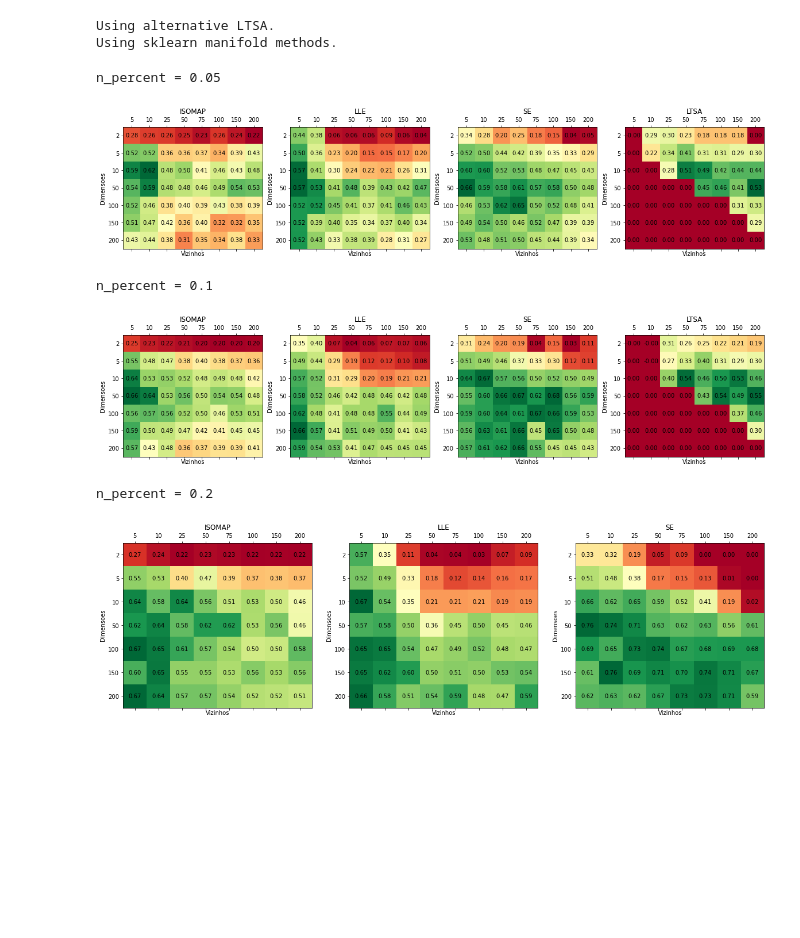
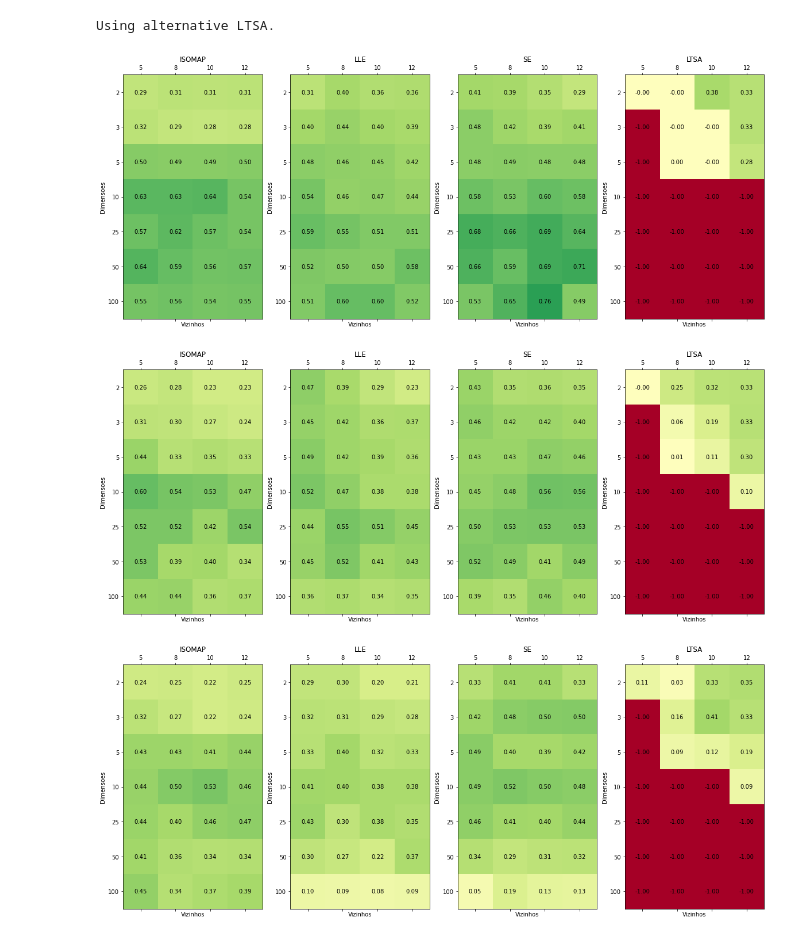
Before and after one commit to MarcoGrivol/Manifold-Learning, a Jupyter notebook: MNIST Restuls.ipynb, the cells around one changed output. Drawn from its saved outputs; the diff is of its cells as text; code cells hidden in the pictures; blank space fills up the shorter version.

```diff
--- a/MNIST Restuls.ipynb
+++ b/MNIST Restuls.ipynb
@@ -5,32 +5,25 @@ from collections import OrderedDict
 import matplotlib.pyplot as plt
 # %%
 methods = ['ISOMAP', 'LLE', 'SE', 'LTSA']
-neighbors = [5, 10, 25, 50, 75, 100, 150, 200]
-dimensions = [2, 5, 10, 50, 100, 150, 200]
+neighbors = [5, 8, 10, 12]
+dimensions = [2, 3, 5, 10, 25, 50, 100]
 manifold = ManifoldHelper()
 # %% [output]
 Using alternative LTSA.
-Using sklearn manifold methods.
 # %%
-ari_results_05 = manifold.loadARI(methods, add='id_8')
-print("n_percent = 0.05")
-manifold.plot_ari_results(ari_results_05, neighbors, dimensions)
+ari_results_24 = manifold.loadARI(methods, add='id_24')
+manifold.plot_ari_results(ari_results_24, neighbors, dimensions)
 # %% [output]
-n_percent = 0.05
-[figure, old version]
+[figure, new version]
 # %%
-ari_results_10 = manifold.loadARI(methods, add='id_7')
-print("n_percent = 0.1")
-manifold.plot_ari_results(ari_results_10, neighbors, dimensions)
+ari_results_26 = manifold.loadARI(methods, add='id_26')
+manifold.plot_ari_results(ari_results_26, neighbors, dimensions)
 # %% [output]
-n_percent = 0.1
-[figure, old version]
+[figure, new version]
 # %%
-ari_results_20 = manifold.loadARI(['ISOMAP', 'LLE', 'SE'], add='id_16')
-print("n_percent = 0.2")
-manifold.plot_ari_results(ari_results_20, neighbors, dimensions)
+ari_results_27 = manifold.loadARI(methods, add='id_27')
+manifold.plot_ari_results(ari_results_27, neighbors, dimensions)
 # %% [output]
-n_percent = 0.2
-[figure, old version]
+[figure, new version]
 # %%
 ari_results_diff = OrderedDict()
```
Also changed, not shown: parts of 6 cells of this notebook, 20 other files.
